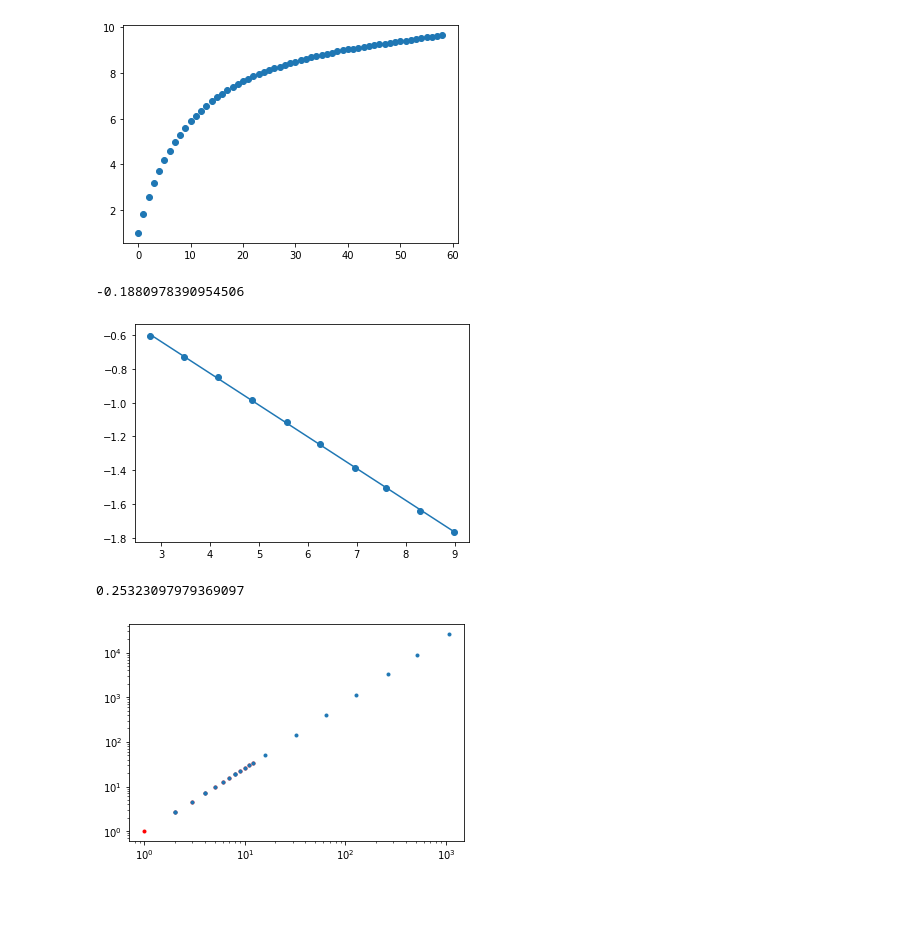
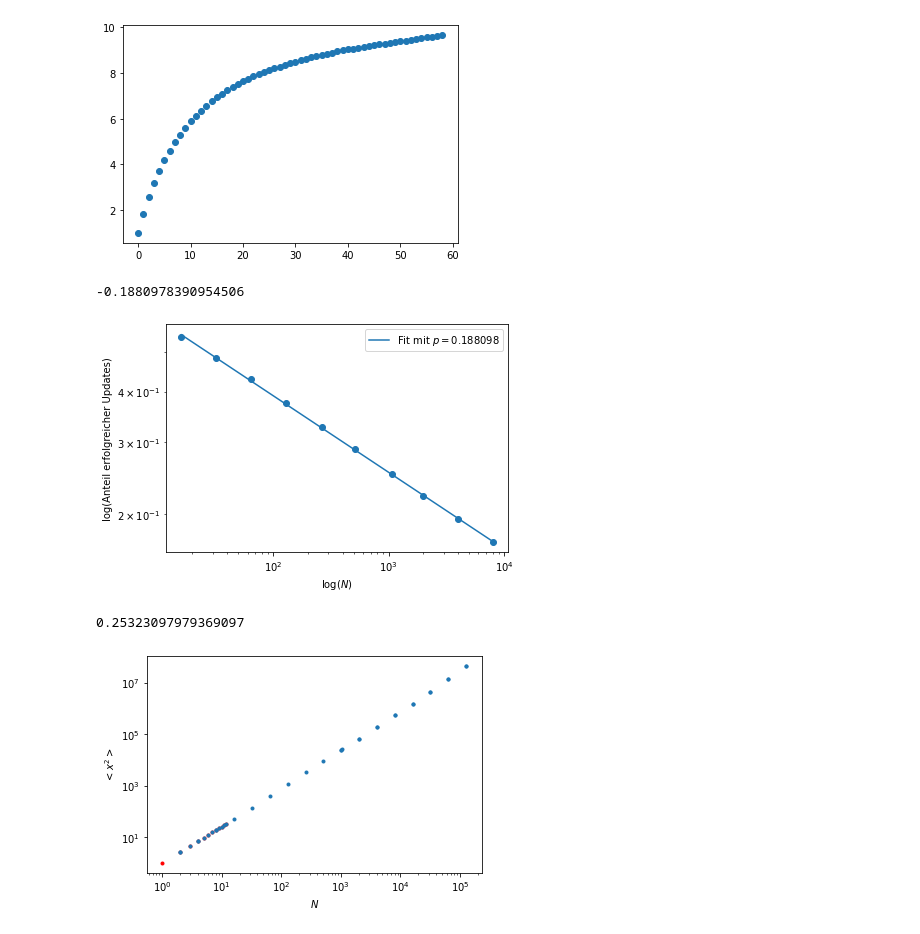
Before and after one commit to ja-miha/Vortragstechnik, a Jupyter notebook: saw/plot.ipynb, the cells around one changed output. Saved outputs shown, nothing was run; the diff lists cells and outputs as text; code cells hidden in the pictures; blank space fills up the shorter version.

```diff
--- a/saw/plot.ipynb
+++ b/saw/plot.ipynb
@@ -81,14 +142,21 @@ print(np.max(y))
 # %%
 acceptance = np.genfromtxt("acc_frac_2d.txt", delimiter=",")
 x = np.log(acceptance[3:, 0])
 y = np.log(acceptance[3:, 1])
-plt.scatter(x, y)
+plt.scatter(acceptance[3:, 0], acceptance[3:, 1])
 b, a = np.polyfit(x, y, 1)
-plt.plot(x, a + b*x)
+plt.plot(np.exp(x), np.exp(a + b*x), label=r"Fit mit $p=$%f" % (-b))
+plt.xscale("log")
+plt.yscale("log")
+plt.ylabel("log(Anteil erfolgreicher Updates)")
+plt.xlabel(r"log($N$)")
+plt.legend()
 print(b)
+plt.tight_layout()
+plt.savefig("acc_frac.pdf")
 # %% [output]
 -0.1880978390954506
-[figure, old version]
+[figure, new version]
 # %%
 ls = np.genfromtxt("test.txt")
 print(np.std(ls, ddof=1)/np.sqrt(len(ls)))
@@ -105,5 +173,8 @@ df_err = pd.read_csv("error2d.txt", names = ["N", "square_disp", "error", "modus
 plt.errorbar(df_err.N, df_err.square_disp, yerr=df_err.error, fmt = ".")
 plt.yscale("log")
 plt.xscale("log")
+plt.xlabel(r"$N$")
+plt.ylabel(r"$<x^2>$")
+plt.savefig("err.pdf")
 # %% [output]
-[figure, old version]
+[figure, new version]
```
Also changed, not shown: parts of 5 cells of this notebook, 13 other files.
